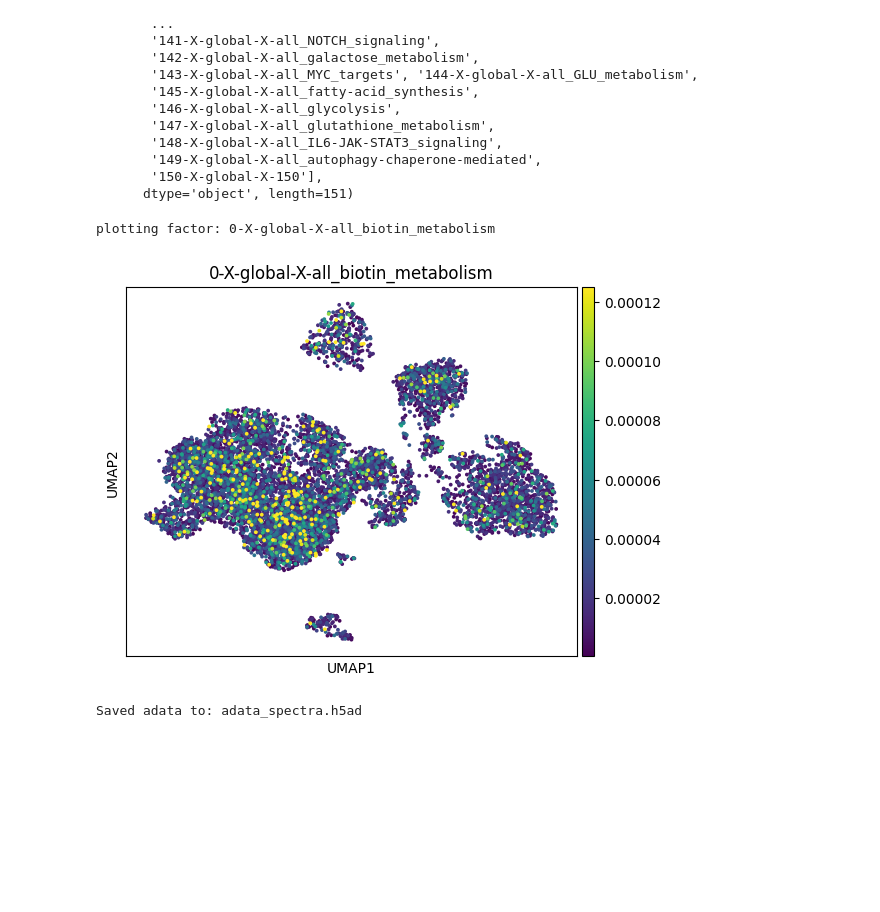
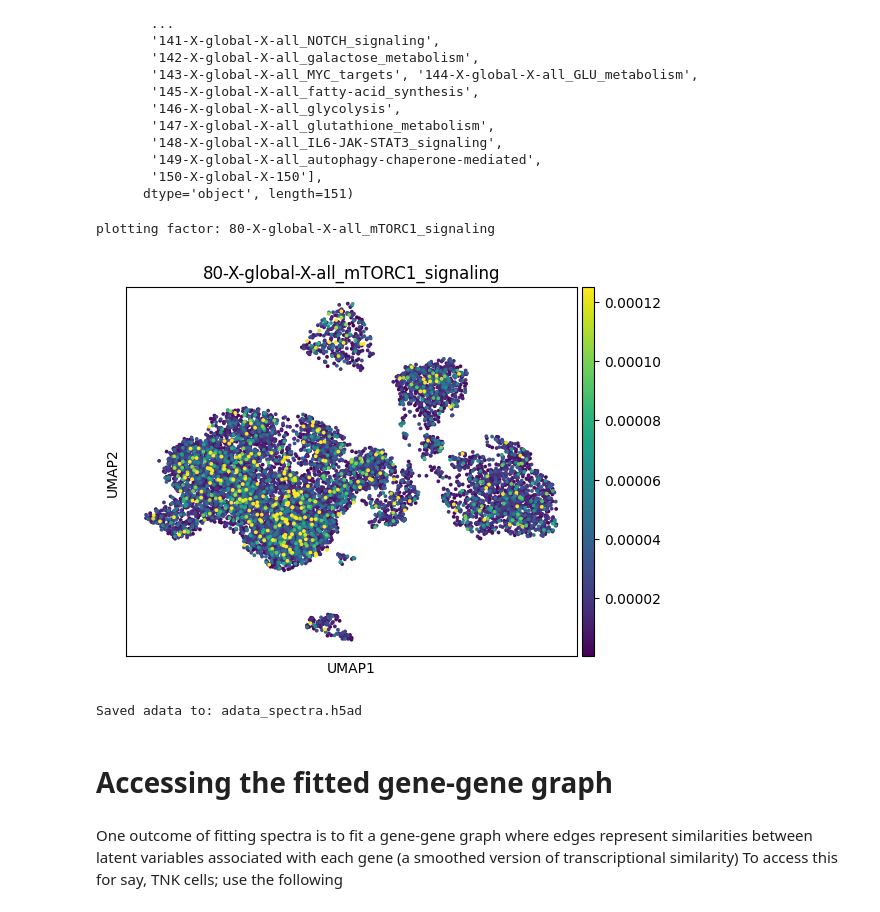
Before and after one commit to dpeerlab/spectra, a Jupyter notebook: notebooks/Spectra_Colaboratory_tutorial.ipynb, the cells around one changed output. Saved outputs shown, nothing was run; the diff lists cells and outputs as text; code cells hidden in the pictures; blank space fills up the shorter version.

Commit message:
final factor labeling, updated tutorial and README

```diff
--- a/notebooks/Spectra_Colaboratory_tutorial.ipynb
+++ b/notebooks/Spectra_Colaboratory_tutorial.ipynb
@@ -560,16 +594,16 @@ Index(['0-X-global-X-all_biotin_metabolism',
       dtype='object', length=151)
 # %%
 #visualize factor cell scores (this is poorly fitted bc we only ran 2 epochs)
-factor_of_interest = adata.uns['SPECTRA_overlap'].index[0]
-print('plotting factor:',adata.uns['SPECTRA_overlap'].index[0])
+factor_of_interest = adata.uns['SPECTRA_overlap'].index[80]
+print('plotting factor:',adata.uns['SPECTRA_overlap'].index[80])
 
 #add cell scores to obs
 cell_scores = adata.obsm['SPECTRA_cell_scores'][:,0].astype(float)
 adata.obs[factor_of_interest] = cell_scores
 sc.pl.umap(adata,color=factor_of_interest,s=30,vmax=np.quantile(cell_scores,0.98))
 # %% [output]
-plotting factor: 0-X-global-X-all_biotin_metabolism
+plotting factor: 80-X-global-X-all_mTORC1_signaling
-[figure, old version]
+[figure, new version]
 # %%
 #save the adata
 adata_save_path = 'adata_spectra.h5ad'#where to save the adata to
@@ -577,3 +611,7 @@ adata.write(adata_save_path)
 print('Saved adata to:',adata_save_path)
 # %% [output]
 Saved adata to: adata_spectra.h5ad
+# %% [markdown]
+# Accessing the fitted gene-gene graph
+# %% [markdown]
+One outcome of fitting spectra is to fit a gene-gene graph where edges represent similarities between latent variables associated with each gene (a smoothed version of transcriptional similarity) To access this for say, TNK cells; use the following
```
Also changed, not shown: parts of 27 cells of this notebook, 4 other files.
